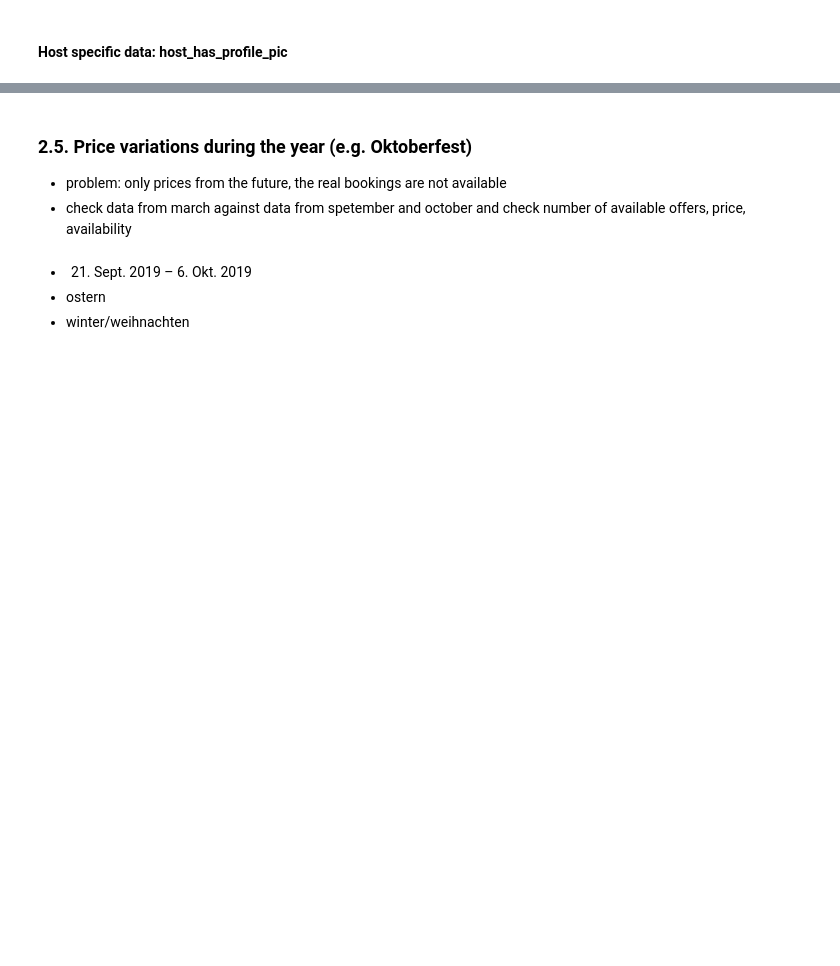
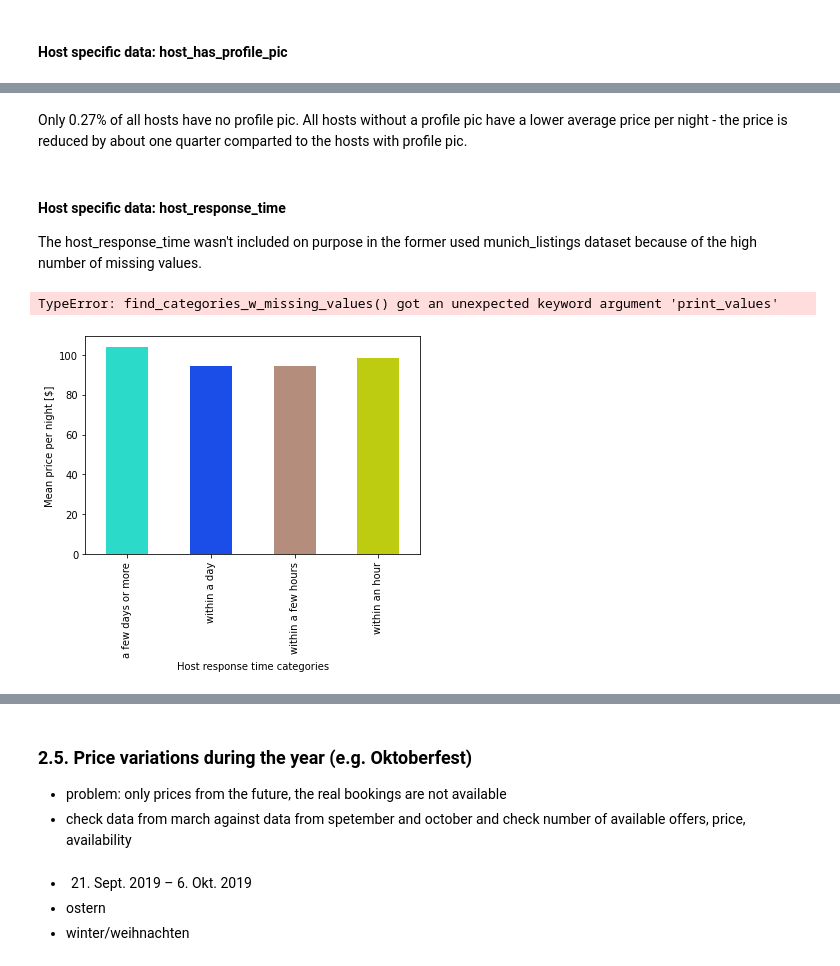
Before and after one commit to lethiess/AirBnB, a Jupyter notebook: AirBnb.ipynb, the cells around one changed output, grey strips where cells are left out. Cells and saved outputs as stored; diff of their text form; code cells hidden in the pictures; blank space fills up the shorter version.

Commit message:
Review 2.4

```diff
--- a/AirBnb.ipynb
+++ b/AirBnb.ipynb
@@ -580,0 +596,25 @@ munich_listings.groupby("host_has_profile_pic").describe()["price"]
+# %% [markdown]
+Only 0.27% of all hosts have no profile pic. All hosts without a profile pic have a lower average price per night - the price is reduced by about one quarter comparted to the hosts with profile pic.
+# %% [markdown]
+#### Host specific data: host_response_time
+The host_response_time wasn't included on purpose in the former used munich_listings dataset because of the high number of missing values.
+# %%
+# create dataset for response time with price and review score
+response_time = munich_listings_raw[["price", "host_response_time", "review_scores_value"]]
+# convert price into float
+pd.set_option('mode.chained_assignment',None)
+response_time[["price"]] = response_time[["price"]].replace("[\$,]", "", regex=True).astype(float)
+pd.reset_option('mode.chained_assignment')
+# drop all rows with missing values
+categories_w_mising_values = myu.find_categories_w_missing_values(response_time, print_values=False)
+for category in categories_w_mising_values:
+    response_time = response_time.dropna(subset=[category], axis=0)
+# %% [output]
+TypeError: find_categories_w_missing_values() got an unexpected keyword argument 'print_values'
+# %%
+color_list = myu.generate_random_colorlist(len(response_time["host_response_time"].unique()));
+(response_time.groupby("host_response_time").mean()["price"]).plot(kind = "bar", color = color_list);
+plt.xlabel("Host response time categories");
+plt.ylabel("Mean price per night [$]");
+# %% [output]
+[figure, added]
```
Also changed, not shown: parts of 19 cells of this notebook.
